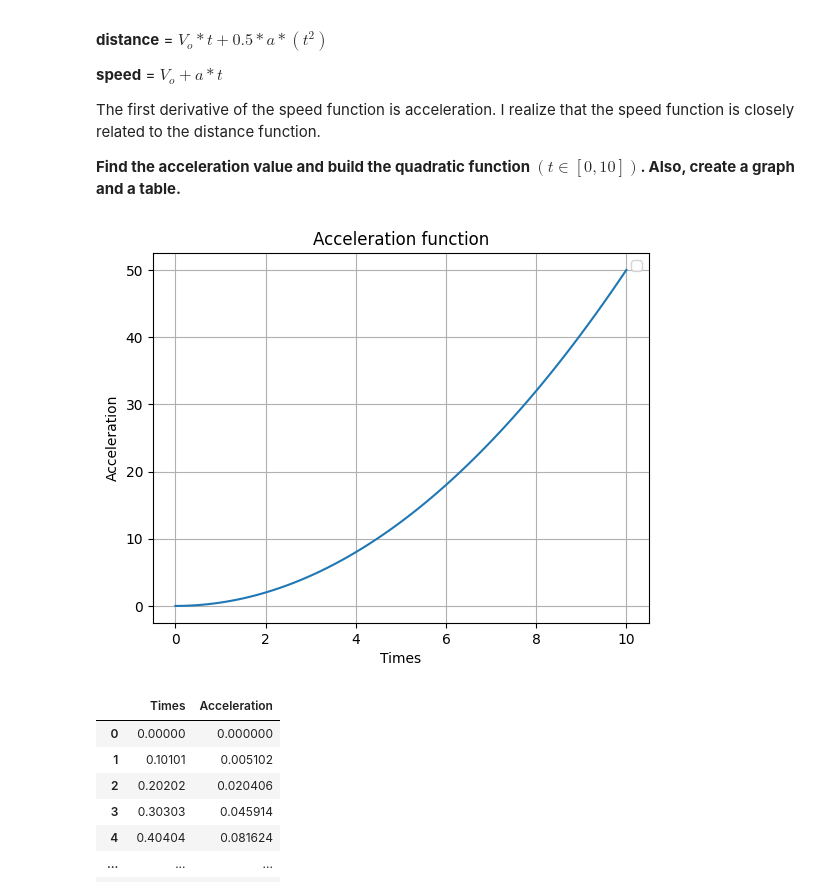
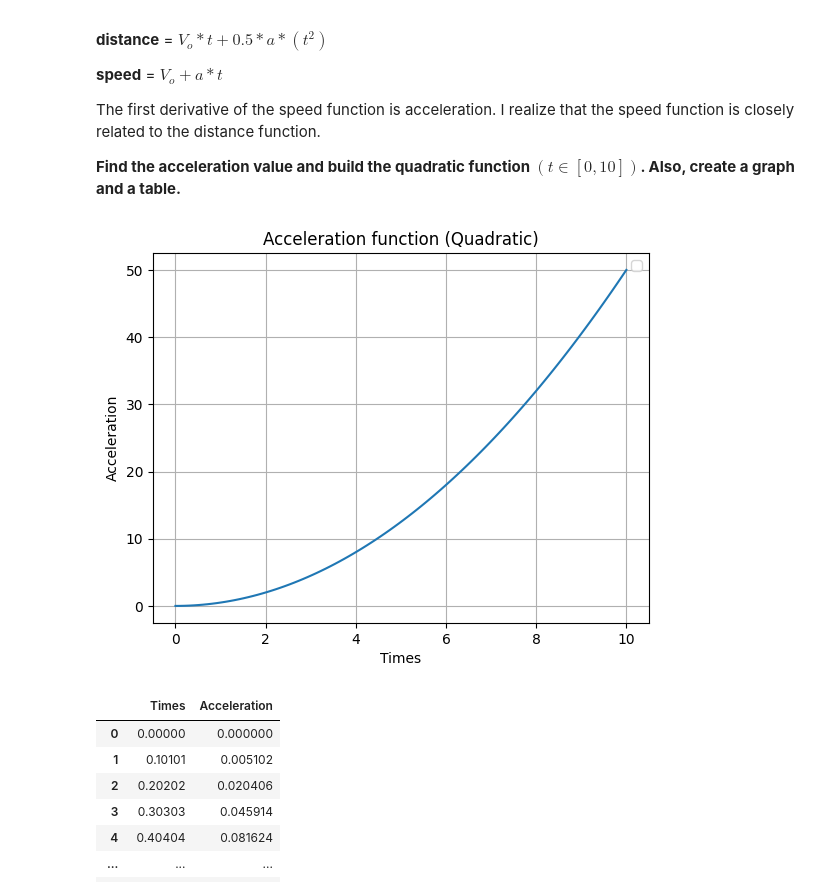
Before and after one commit to 4GeeksAcademy/calculus-and-algebra-problems-with-pythonDianam3, a Jupyter notebook: notebook/problems.ipynb, the cells around one changed output. Saved outputs shown, nothing was run; the diff lists cells and outputs as text; code cells hidden in the pictures.

```diff
--- a/notebook/problems.ipynb
+++ b/notebook/problems.ipynb
@@ -98,31 +98,32 @@ The first derivative of the speed function is acceleration. I realize that the s
 # %%
 #1) Finding acceleration:
 #d = s * t
 #s = d1 / t
 #s = 2.5
 #d = 0 * t + 0.5 * (t**2)
 #s = 0 + 0.5 * t
 #s = 0.5 * t
 import matplotlib.pyplot as plt
 import numpy as np
 import pandas as pd
 #Función que recibel el tiempo y me calcula la aceleración
 
 def aceleracion(t):
   return 0.5 * t**2
 
 times2 = np.linspace(0,10, 100) #para cada uno de estos times, calcular la aceleración
 aceleration_values = aceleracion(times2)
 
+#Plot the quadratic Function
 plt.plot(times2, aceleracion(times2))
 plt.xlabel("Times")
 plt.ylabel("Acceleration")
-plt.title("Acceleration function")
+plt.title("Acceleration function (Quadratic)")
 plt.legend()
 plt.grid()
 plt.show()# Define and plot the quadratic funtion
 # %% [output]
-[figure, old version]
+[figure, new version]
 # %%
 # Create a DataFrame
 import pandas as pd
```
Also changed, not shown: parts of 4 cells of this notebook.
